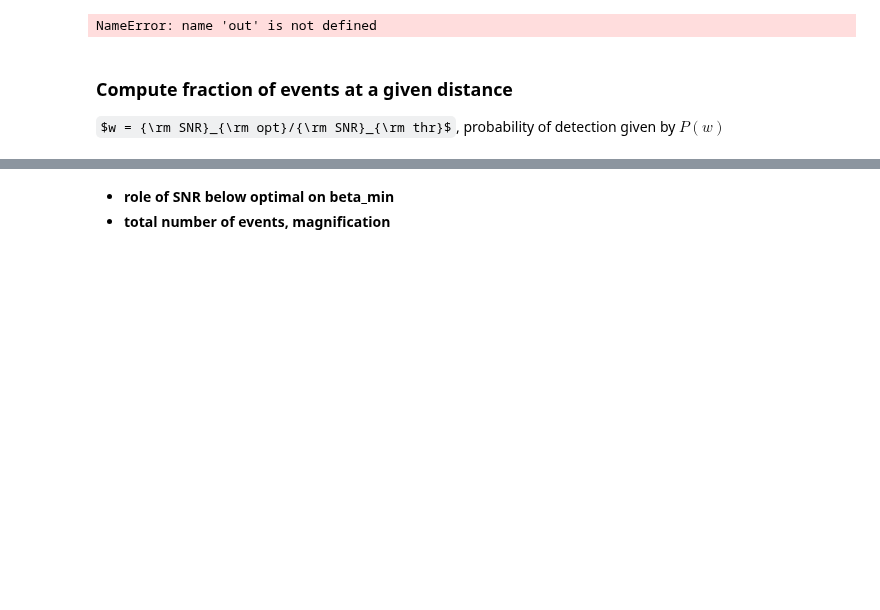
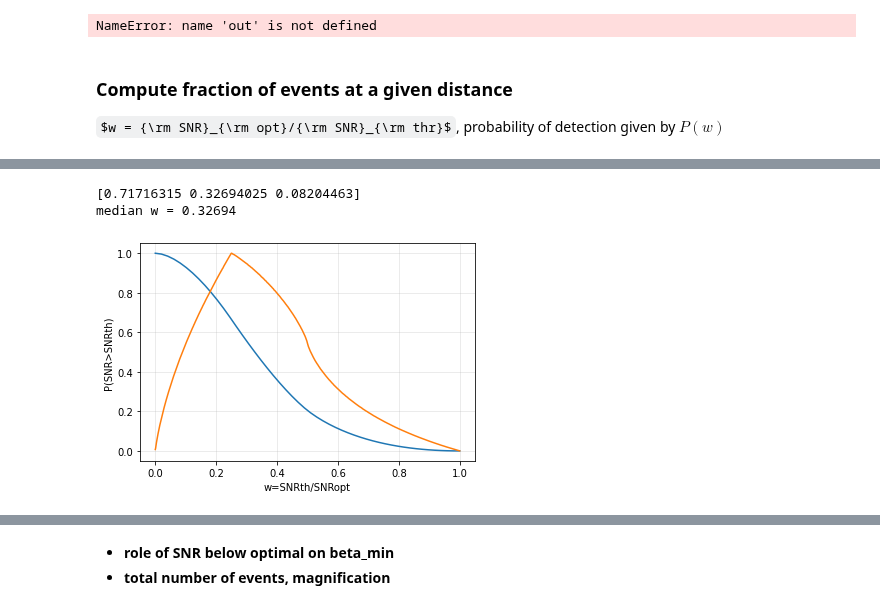
Before and after one commit to Richard-Sti/GSHE_public, a Jupyter notebook: scripts/prospective_constraints.ipynb, the cells around one changed output, grey strips where cells are left out. Drawn from its saved outputs; the diff is of its cells as text; code cells hidden in the pictures; some formulas as TeX source; blank space fills up the shorter version.

Commit message:
added beta_min median cutoff

```diff
--- a/scripts/prospective_constraints.ipynb
+++ b/scripts/prospective_constraints.ipynb
@@ -300,3 +327,24 @@ plt.plot(fc.w_sample,fc.P_sample)
+# %%
+w = np.linspace(0,1)
+pdet = fc.prob_detect(w)
+
+plt.plot(w,pdet)
+plt.xlabel('w=SNRth/SNRopt')
+plt.ylabel('P(SNR>SNRth)')
+plt.grid(alpha=0.3)
+
+from scipy.integrate import cumtrapz
+from scipy.interpolate import griddata
+plt.plot(fc.w_sample,fc.dP_sample/(fc.dP_sample.min()))
+# plt.plot(w,np.gradient(pdet,w))
+# plt.plot(w,Pcum/Pcum[-1])
+lims = griddata(pdet,w,[0.05,0.5,0.95])
+print(lims)
+print('median w = %g'%lims[1])
+# %% [output]
+[0.71716315 0.32694025 0.08204463]
+median w = 0.32694
+[figure, added]
 # %%
 z_array = np.geomspace(1e-2,50,50)
 SNR_opt_array = fc.SNR_opt(z_array,60,fc.aligo_file,q=1)
```
Also changed, not shown: parts of 18 cells of this notebook, 1 other file.
